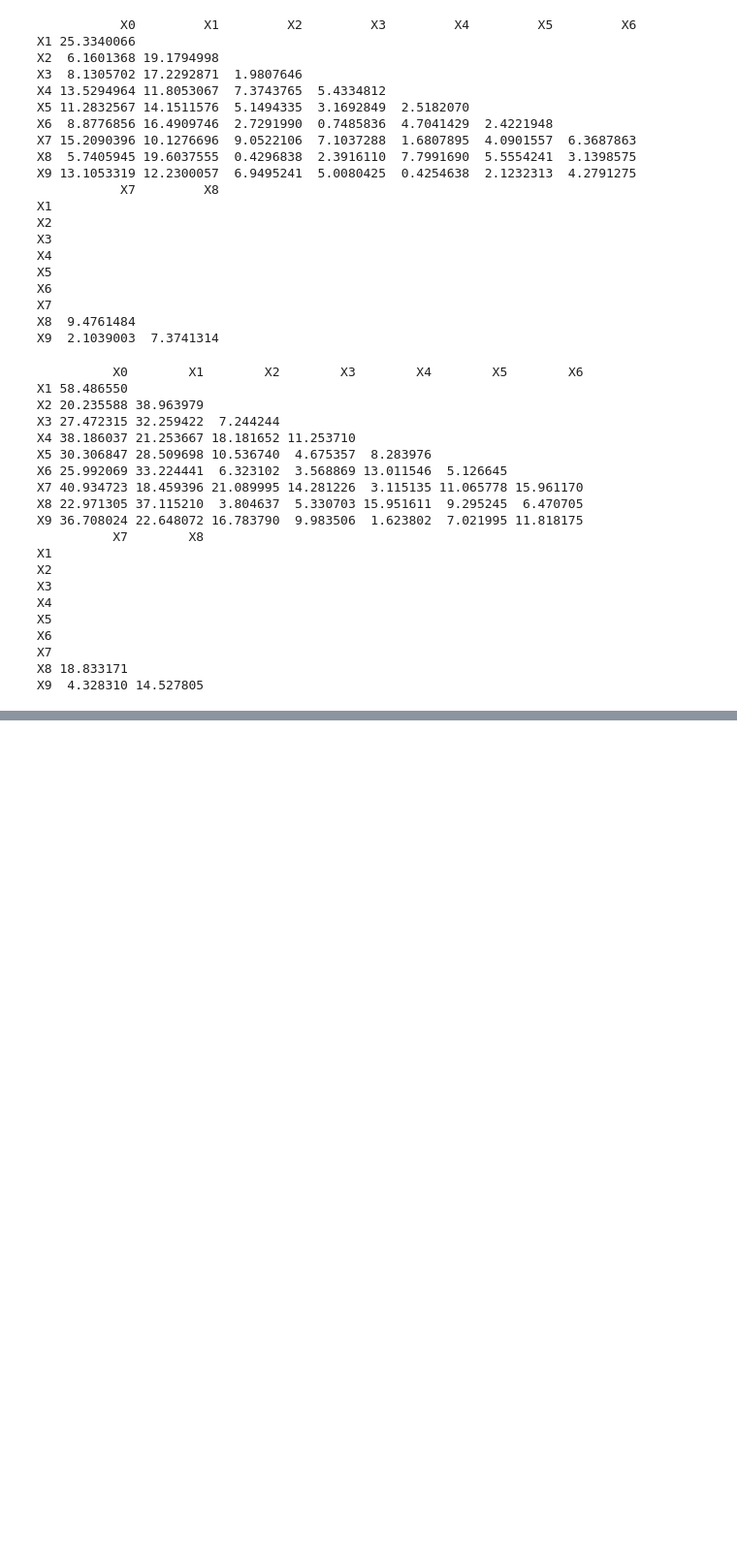
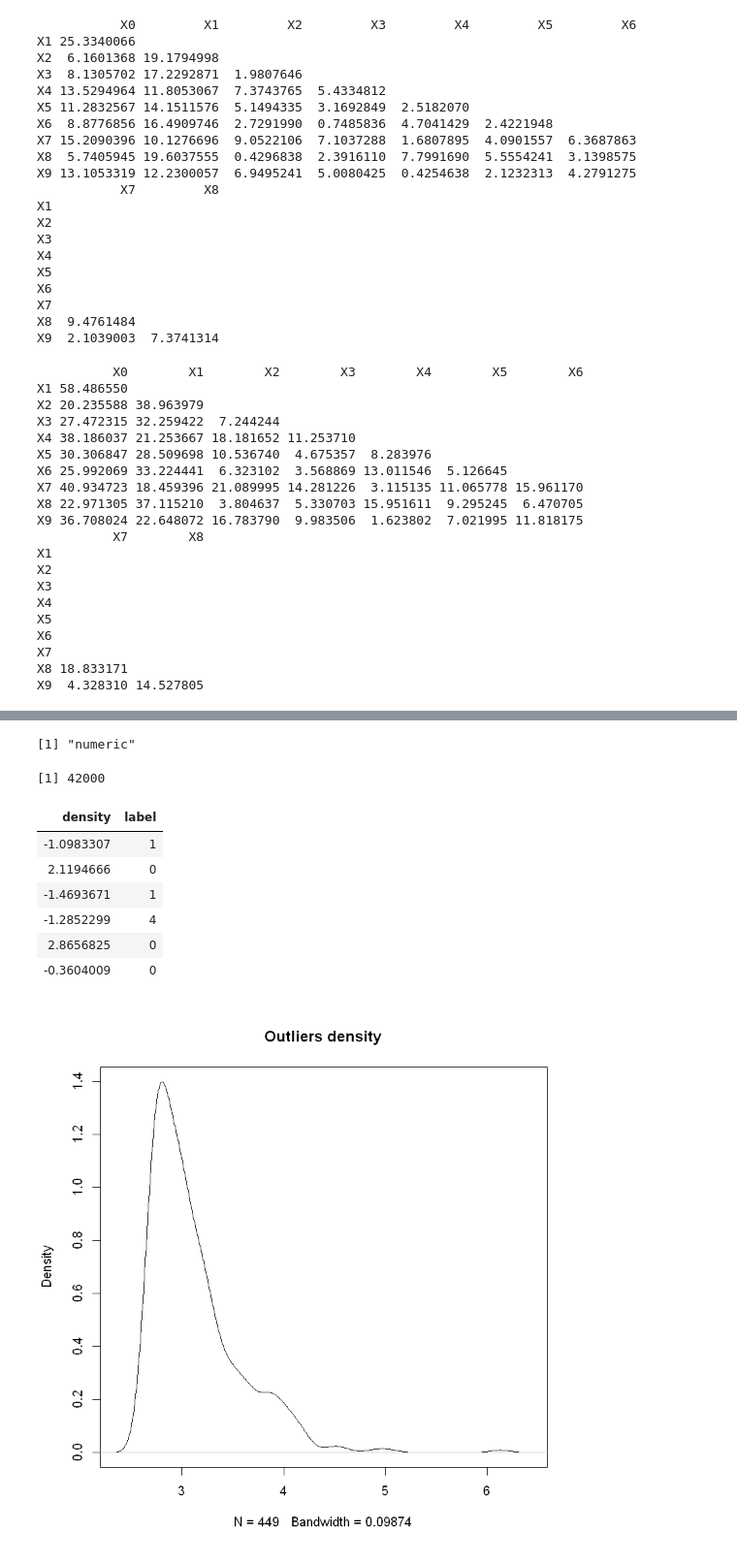
Before and after one commit to FilippoL/PatternRecognition, a Jupyter notebook: PracticalAssignment.ipynb, the cells around one changed output, grey strips where cells are left out. Shown at 97% size. Drawn from its saved outputs; the diff is of its cells as text; code cells hidden in the pictures; blank space fills up the shorter version.

```diff
--- a/PracticalAssignment.ipynb
+++ b/PracticalAssignment.ipynb
@@ -205,0 +221,27 @@ Warning message in data.frame(..., check.names = FALSE):
+# %%
+class(density_per_image)
+length(density_per_image)
+# %% [output]
+[1] "numeric"
+[1] 42000
+# %%
+scaled_density = scale(density_per_image)
+scaled_density[is.na(scaled_density)] = 0 #Replacing NaN with 0
+data = cbind.data.frame(row.names = NULL, density=scaled_density, label=mnist.dat$label)
+
+head(data)
+
+plot(density(boxplot.stats(data$density)$out), main="Outliers density")
+
+plot(data$label, data$density, main="Pixel values per Digit", xlab="Digit", ylab="Digit pixel values")
+
+hist(as.numeric(data$density), col=rainbow(10, 0.5), main="Frequency of scaled pixel values", xlab="Number of pixels")
+# %% [output]
+| density | label |
+| -1.0983307 | 1 |
+| 2.1194666 | 0 |
+| -1.4693671 | 1 |
+| -1.2852299 | 4 |
+| 2.8656825 | 0 |
+| -0.3604009 | 0 |
+[figure, added]
```
Also changed, not shown: parts of 14 cells of this notebook.
